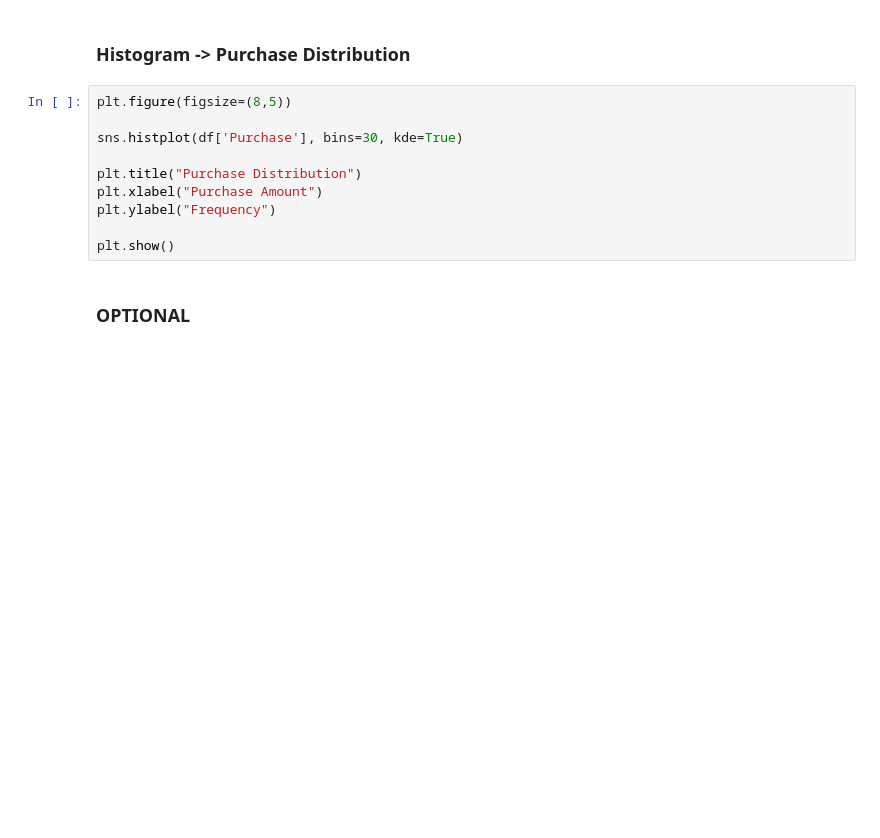
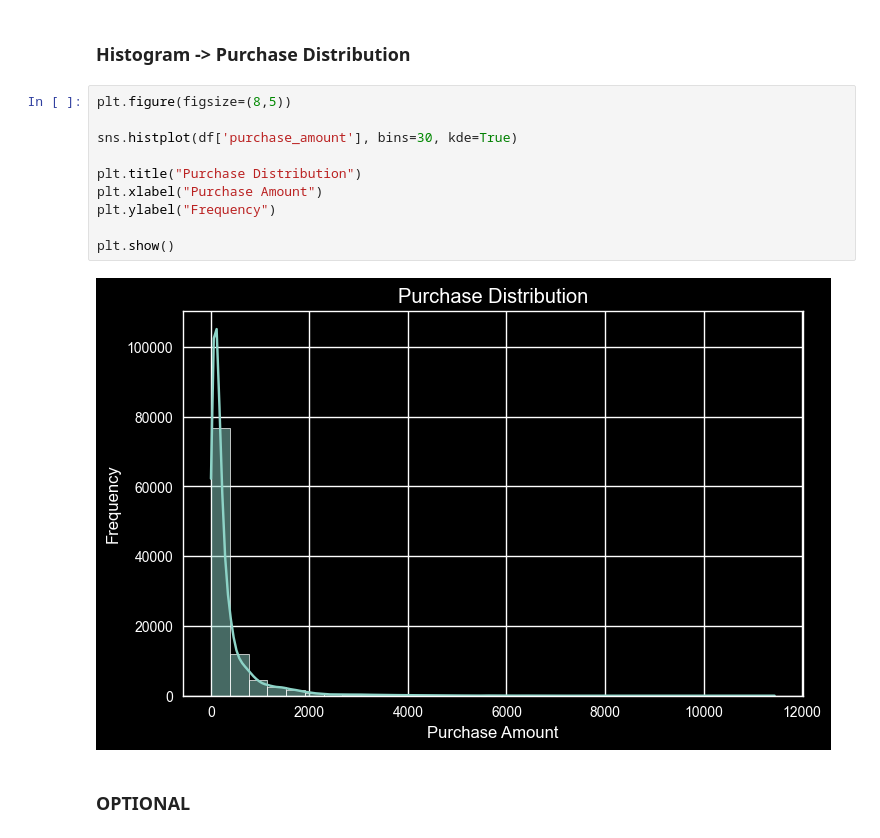
Before and after one commit to Sanskarrrrr30/Black-Friday-Retail-Sales-Analysis, a Jupyter notebook: notebooks/visualization.ipynb, the cells around one changed output. Cells and saved outputs as stored; diff of their text form; blank space fills up the shorter version.

```diff
--- a/notebooks/visualization.ipynb
+++ b/notebooks/visualization.ipynb
@@ -127,13 +60,15 @@ NameError: name 'category_sales' is not defined
 # %%
 plt.figure(figsize=(8,5))
 
-sns.histplot(df['Purchase'], bins=30, kde=True)
+sns.histplot(df['purchase_amount'], bins=30, kde=True)
 
 plt.title("Purchase Distribution")
 plt.xlabel("Purchase Amount")
 plt.ylabel("Frequency")
 
 plt.show()
+# %% [output]
+[figure, added]
 # %% [markdown]
 ### OPTIONAL
 # %% [markdown]
```
Also changed, not shown: parts of 10 cells of this notebook.
